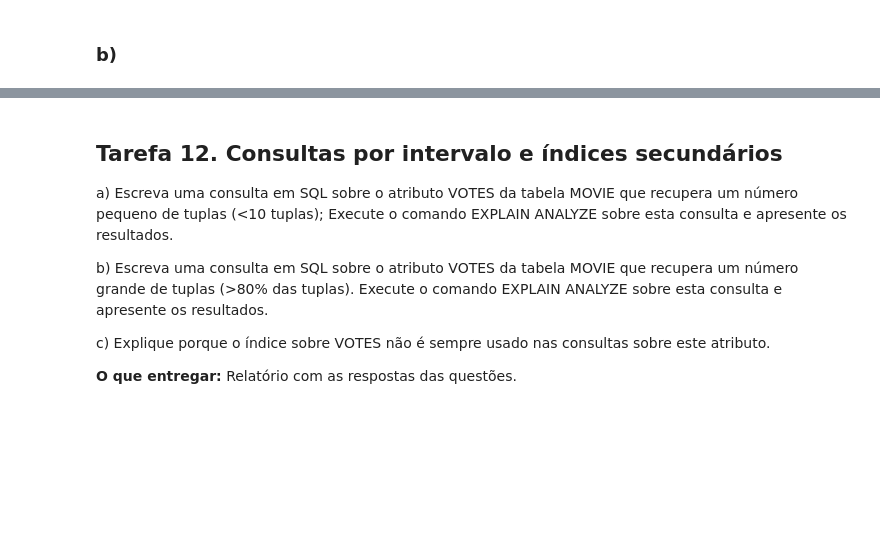
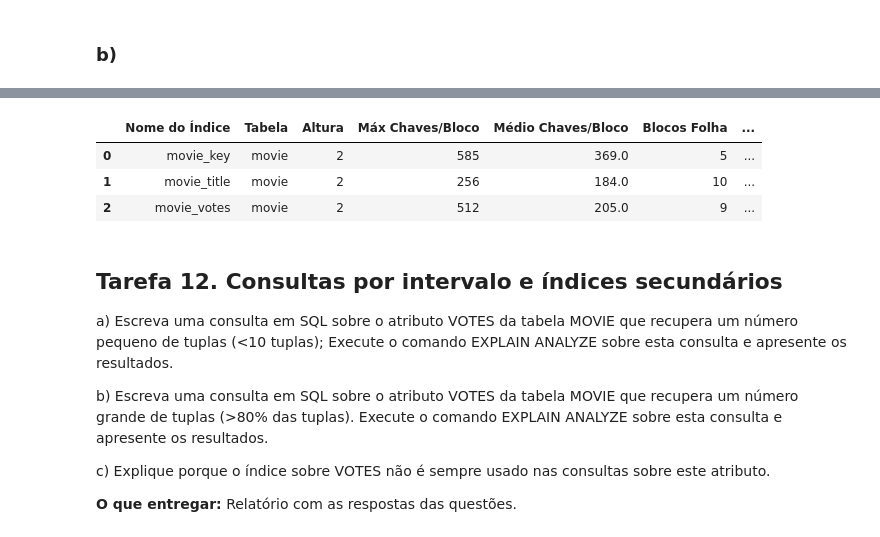
Before and after one commit to AndreKaled/trab3_bd1, a Jupyter notebook: notebook.ipynb, the cells around one changed output, grey strips where cells are left out. Drawn from its saved outputs; the diff is of its cells as text; code cells hidden in the pictures; blank space fills up the shorter version.

```diff
--- a/notebook.ipynb
+++ b/notebook.ipynb
@@ -237,3 +160,56 @@ ANALYZE
+# %%
+%%sql
+SELECT
+    i.relname AS "Nome do Índice",
+    t.relname AS "Tabela",
+    meta.level + 1 AS "Altura",
+
+    -- 2. MÁX CHAVES/BLOCO (Calculado com o Tamanho Exato do Tipo de Dado)
+    FLOOR(current_setting('block_size')::int /
+        CASE
+            -- SMALLINT (2B) + Overhead (12B) = 14B
+            WHEN i.relname = 'movie_key' THEN 14.0
+            -- INTEGER (4B) + Overhead (12B) = 16B
+            WHEN i.relname = 'movie_votes' THEN 16.0
+            -- VARCHAR (usamos 32.0 como uma estimativa segura para o overhead de texto)
+            ELSE 32.0
+        END
+    ) AS "Máx Chaves/Bloco",
+
+    -- 3. MÉDIO CHAVES/BLOCO (Total Linhas / Total Páginas Folha do Disco)
+    ROUND(c.reltuples / GREATEST(stat.leaf_pages, 1)) AS "Médio Chaves/Bloco",
+
+    -- 4. BLOCOS FOLHA
+    stat.leaf_pages AS "Blocos Folha",
+
+    -- 5. MÉDIO BLOCOS FOLHA/CHAVE (Custo de descida = Altura)
+    (meta.level + 1) AS "Médio Blocos Folha/Chave",
+
+    -- 6. MÉDIO BLOCOS DADOS/CHAVE
+    1 AS "Médio Blocos Dados/Chave",
+
+    -- 7. NÚMERO DE LINHAS
+    c.reltuples AS "Número de Linhas",
+
+    -- 8. CHAVES DISTINTAS
+    CASE
+        WHEN i.relname = 'movie_key' THEN (SELECT COUNT(DISTINCT id) FROM movie)
+        WHEN i.relname = 'movie_title' THEN (SELECT COUNT(DISTINCT title) FROM movie)
+        WHEN i.relname = 'movie_votes' THEN (SELECT COUNT(DISTINCT votes) FROM movie)
+    END AS "Chaves Distintas"
+
+FROM pg_class t
+JOIN pg_index ix ON t.oid = ix.indrelid
+JOIN pg_class i ON i.oid = ix.indexrelid
+JOIN pg_class c ON c.oid = i.oid
+CROSS JOIN LATERAL bt_metap(CAST(i.relname AS text)) meta
+CROSS JOIN LATERAL pgstatindex(CAST(i.relname AS text)) stat
+WHERE t.relname = 'movie';
+# %% [output]
+|  | Nome do Índice | Tabela | Altura | Máx Chaves/Bloco | Médio Chaves/Bloco | Blocos Folha | ... |
+| 0 | movie_key | movie | 2 | 585 | 369.0 | 5 | ... |
+| 1 | movie_title | movie | 2 | 256 | 184.0 | 10 | ... |
+| 2 | movie_votes | movie | 2 | 512 | 205.0 | 9 | ... |
 # %% [markdown]
 ## Tarefa 12. Consultas por intervalo e índices secundários
 a) Escreva uma consulta em SQL sobre o atributo VOTES da tabela MOVIE que recupera um número pequeno de tuplas (<10 tuplas); Execute o comando EXPLAIN ANALYZE sobre esta consulta e apresente os resultados.
```
Also changed, not shown: parts of 14 cells of this notebook.
